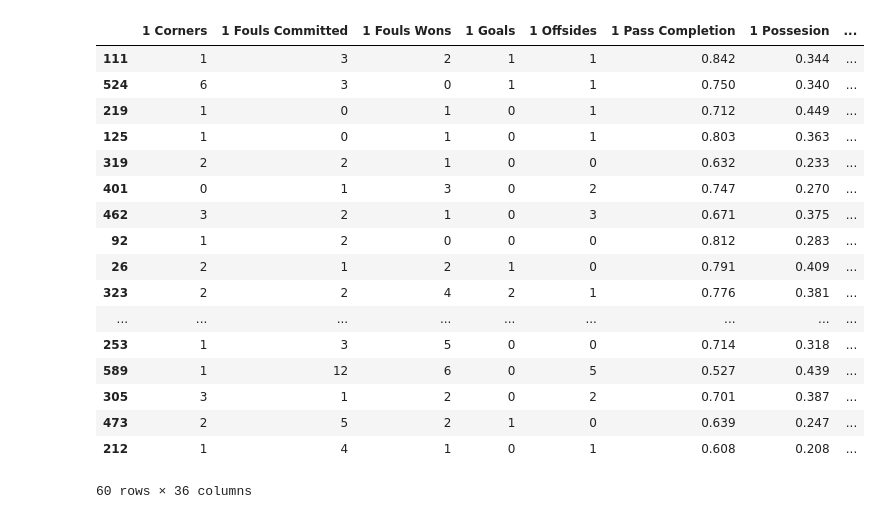
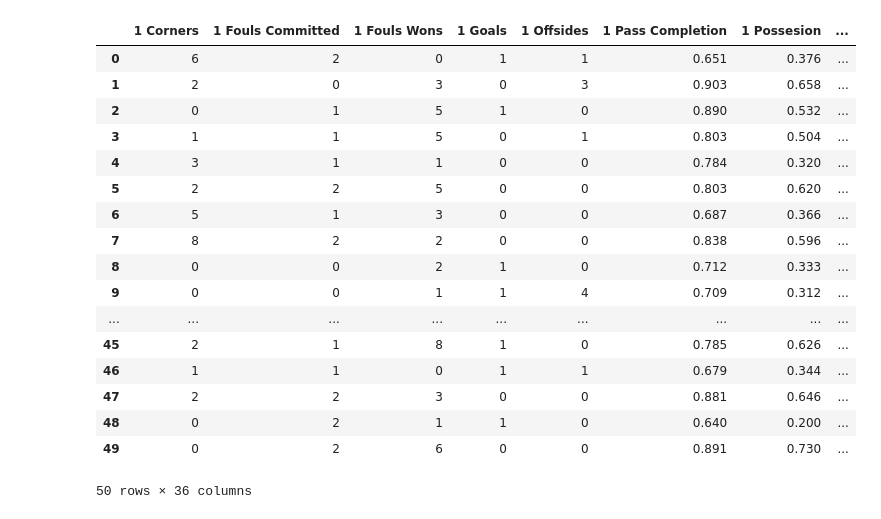
Before and after one commit to ido-tzhori/Soccer-Stats, a Jupyter notebook: Half Predict.ipynb, the cells around one changed output. Saved outputs shown, nothing was run; the diff lists cells and outputs as text; code cells hidden in the pictures.

```diff
--- a/Half Predict.ipynb
+++ b/Half Predict.ipynb
@@ -15,5 +22,13 @@ from sklearn.tree import DecisionTreeClassifier
 # %%
 df = pd.read_csv('stats.csv', index_col = 0)
+# %%
+for index, row in df.iterrows():
+    if bool(random.getrandbits(1)):
+        row1 = df.iloc[index]
+        row1[:15], row1[15:-2] = row1[15:-2], row1[:15].copy()
+        row1[-2] = 1 if row1[-2] == 2 else 2 if row1[-2] == 1 else 0
+        row1[-1] = 1 if row1[-1] == 2 else 2 if row1[-1] == 1 else 0
+        df.iloc[index] = row1
 # %%
 features = df.iloc[: , :-2]
 target = df.winner
@@ -104,6 +190,7 @@ Test set score with best parameter:  0.7368421052631579
 # %%
-model_cl = LogisticRegression(solver = "newton-cg",max_iter=100000)
+model_cl = LogisticRegression(multi_class='multinomial', solver = "newton-cg",max_iter=100000)
 model_cl.fit(X=X_train, y = y_train)
 predicted_cl = model_cl.predict(X=features)
+pred_test = model_cl.predict(X=X_test)
 # %%
 odds = model_cl.predict_proba(X = features)
@@ -131,5 +198,6 @@ oddf = pd.DataFrame(odds, columns = ['% Tie', '% 1 Win', '% 2 Win'])
 # %%
 df['win prediction'] = predicted_cl
+df = pd.concat([df, oddf.reindex(df.index)], axis=1)
 # %%
 df[(df['winner'] != df['win prediction']) & (df['winner'] != df['fh winner'])]
 # %% [output]
@@ -151,21 +269,21 @@ df = pd.concat([df, oddf.reindex(df.index)], axis=1)
 # %%
-df.sort_values(by = '2 Total xG', ascending = False).head(60)
+df.head(50)
 # %% [output]
 |  | 1 Corners | 1 Fouls Committed | 1 Fouls Wons | 1 Goals | 1 Offsides | 1 Pass Completion | 1 Possesion | ... |
-| 111 | 1 | 3 | 2 | 1 | 1 | 0.842 | 0.344 | ... |
-| 524 | 6 | 3 | 0 | 1 | 1 | 0.750 | 0.340 | ... |
-| 219 | 1 | 0 | 1 | 0 | 1 | 0.712 | 0.449 | ... |
-| 125 | 1 | 0 | 1 | 0 | 1 | 0.803 | 0.363 | ... |
-| 319 | 2 | 2 | 1 | 0 | 0 | 0.632 | 0.233 | ... |
-| 401 | 0 | 1 | 3 | 0 | 2 | 0.747 | 0.270 | ... |
-| 462 | 3 | 2 | 1 | 0 | 3 | 0.671 | 0.375 | ... |
-| 92 | 1 | 2 | 0 | 0 | 0 | 0.812 | 0.283 | ... |
-| 26 | 2 | 1 | 2 | 1 | 0 | 0.791 | 0.409 | ... |
-| 323 | 2 | 2 | 4 | 2 | 1 | 0.776 | 0.381 | ... |
+| 0 | 6 | 2 | 0 | 1 | 1 | 0.651 | 0.376 | ... |
+| 1 | 2 | 0 | 3 | 0 | 3 | 0.903 | 0.658 | ... |
+| 2 | 0 | 1 | 5 | 1 | 0 | 0.890 | 0.532 | ... |
+| 3 | 1 | 1 | 5 | 0 | 1 | 0.803 | 0.504 | ... |
+| 4 | 3 | 1 | 1 | 0 | 0 | 0.784 | 0.320 | ... |
+| 5 | 2 | 2 | 5 | 0 | 0 | 0.803 | 0.620 | ... |
+| 6 | 5 | 1 | 3 | 0 | 0 | 0.687 | 0.366 | ... |
+| 7 | 8 | 2 | 2 | 0 | 0 | 0.838 | 0.596 | ... |
+| 8 | 0 | 0 | 2 | 1 | 0 | 0.712 | 0.333 | ... |
+| 9 | 0 | 0 | 1 | 1 | 4 | 0.709 | 0.312 | ... |
 | ... | ... | ... | ... | ... | ... | ... | ... | ... |
-| 253 | 1 | 3 | 5 | 0 | 0 | 0.714 | 0.318 | ... |
-| 589 | 1 | 12 | 6 | 0 | 5 | 0.527 | 0.439 | ... |
-| 305 | 3 | 1 | 2 | 0 | 2 | 0.701 | 0.387 | ... |
-| 473 | 2 | 5 | 2 | 1 | 0 | 0.639 | 0.247 | ... |
-| 212 | 1 | 4 | 1 | 0 | 1 | 0.608 | 0.208 | ... |
+| 45 | 2 | 1 | 8 | 1 | 0 | 0.785 | 0.626 | ... |
+| 46 | 1 | 1 | 0 | 1 | 1 | 0.679 | 0.344 | ... |
+| 47 | 2 | 2 | 3 | 0 | 0 | 0.881 | 0.646 | ... |
+| 48 | 0 | 2 | 1 | 1 | 0 | 0.640 | 0.200 | ... |
+| 49 | 0 | 2 | 6 | 0 | 0 | 0.891 | 0.730 | ... |
-60 rows × 36 columns
+50 rows × 36 columns
```
Also changed, not shown: parts of 27 cells of this notebook, 3 other files.
